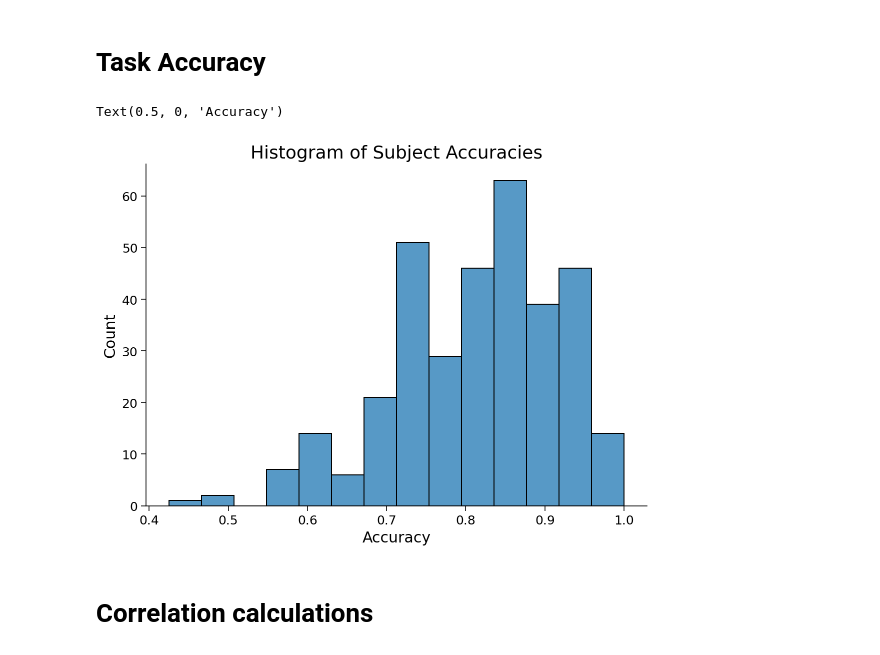
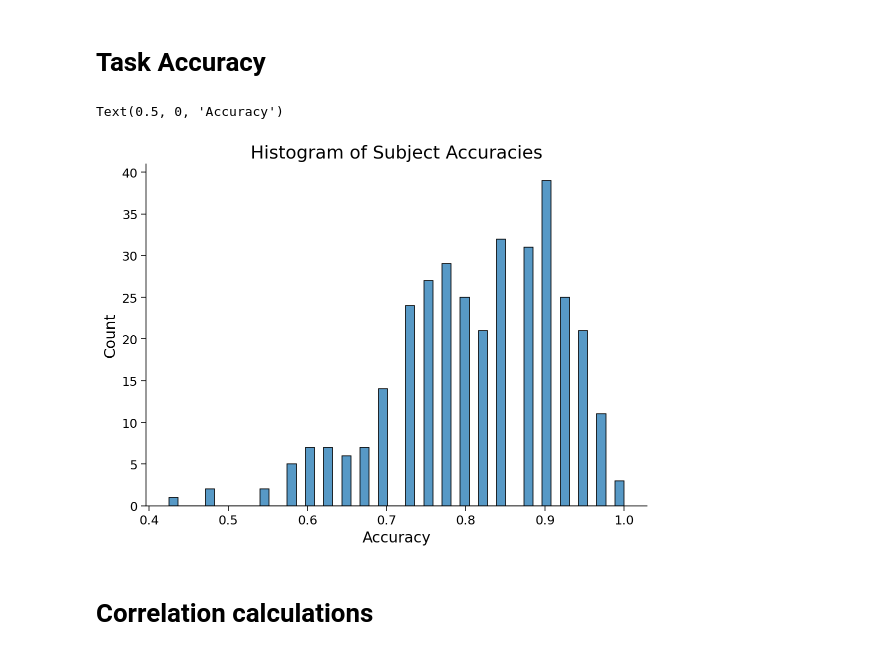
Before and after one commit to darsnack/nma-project, a Jupyter notebook: load_hcp_task.ipynb, the cells around one changed output. Saved outputs shown, nothing was run; the diff lists cells and outputs as text; code cells hidden in the pictures.

```diff
--- a/load_hcp_task.ipynb
+++ b/load_hcp_task.ipynb
@@ -333,22 +333,22 @@ sns.barplot(y='network', x='contrast', data=df, hue='hemi')
 # %%
 def get_task_accuracy(results, task):
   corr, err = results
 
   return len(corr[task]) / (len(corr[task]) + len(err[task]))
 
 def get_subj_accuracy(subject, experiment, run, task):
   results = load_task_results(subject, experiment, run)
 
   return get_task_accuracy(results, task)
 
 subj_accuracy = np.array([get_subj_accuracy(s, my_exp, my_run, '2bk') for s in SUBJECTS])
 
-ax = sns.histplot(subj_accuracy)
+ax = sns.histplot(subj_accuracy, bins=50)
 ax.title.set_text('Histogram of Subject Accuracies')
 ax.xaxis.set_label_text('Accuracy')
 # %% [output]
 Text(0.5, 0, 'Accuracy')
-[figure, old version]
+[figure, new version]
 # %% [markdown]
 # Correlation calculations
 # %%
```
Also changed, not shown: parts of 4 cells of this notebook.
